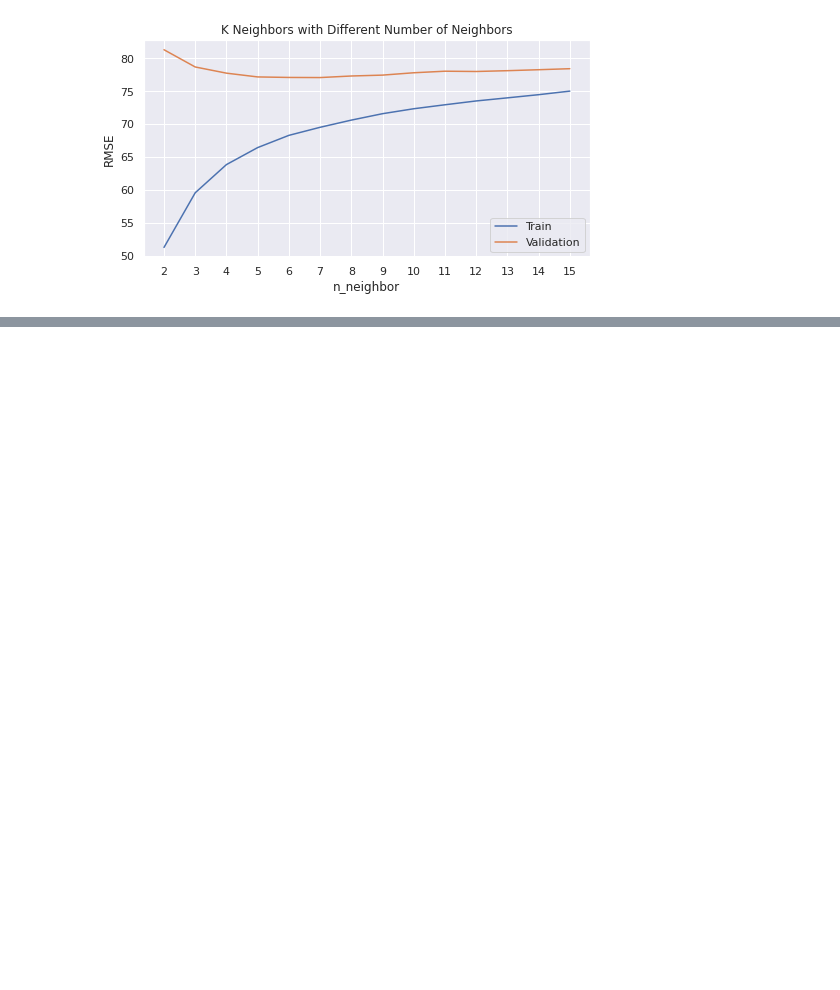
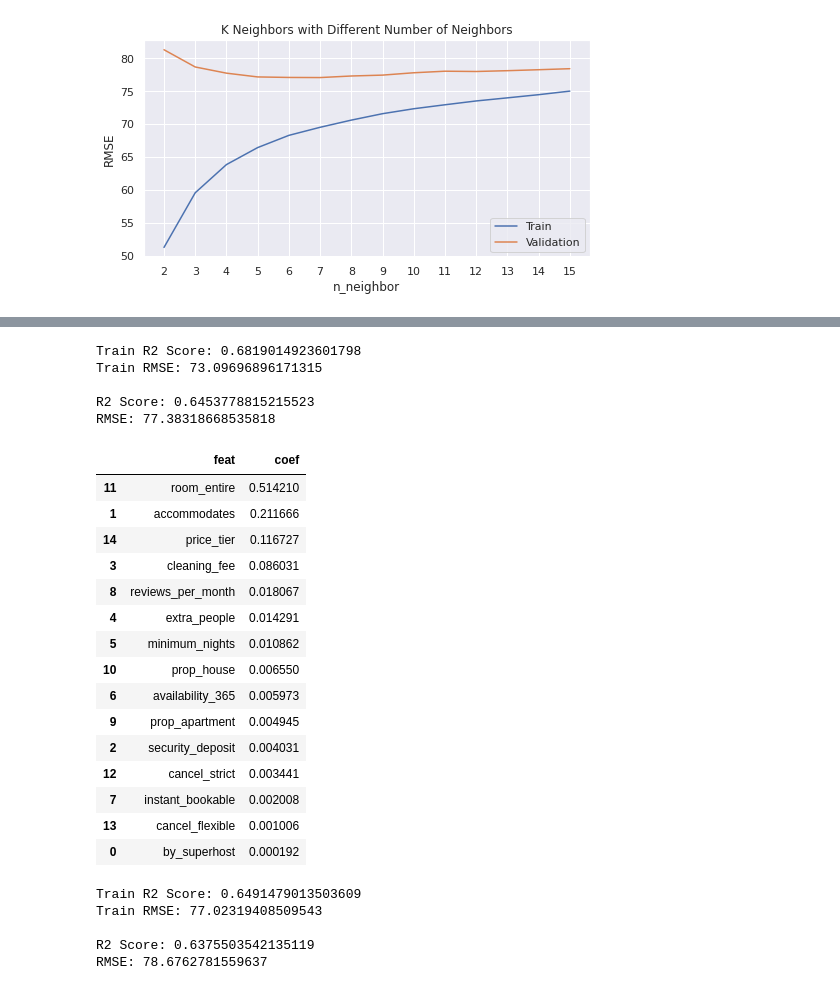
Before and after one commit to tri-bui/airbnb-la-listings, a Jupyter notebook: 3-modeling.ipynb, the cells around one changed output, grey strips where cells are left out. Drawn from its saved outputs; the diff is of its cells as text; code cells hidden in the pictures; blank space fills up the shorter version.

Commit message:
Finish modeling

```diff
--- a/3-modeling.ipynb
+++ b/3-modeling.ipynb
@@ -724,11 +703,0 @@ Val RMSE: 77.15871281278275
-# %%
-# Repeat with feature subset 2
-kn = KNeighborsRegressor(n_jobs=8)
-kn.fit(X_train_scaled[feats2], y_train)
-pred_val_kn, pred_train_kn = utils.make_pred(model=kn, df_test=X_val_scaled[feats2], df_train=X_train_scaled[feats2])
-rmse_val_kn, rmse_train_kn = utils.score_rmse(true_test=y_val, pred_test=pred_val_kn, true_train=y_train, pred_train=pred_train_kn)
-
-print('Train R2 Score:', kn.score(X_train_scaled[feats2], y_train))
-print('Val R2 Score:', kn.score(X_val_scaled[feats2], y_val))
-print('Train RMSE:', rmse_train_kn)
-print('Val RMSE:', rmse_val_kn)
@@ -739,0 +704,5 @@ Val RMSE: 78.54206783113614
+# %%
+# Repeat with feature subset 2
+kn2 = KNeighborsRegressor(n_jobs=8)
+kn2.fit(X_train_scaled[feats2], y_train)
+utils.score_model(model=kn2, xtest=X_val_scaled[feats2], ytest=y_val, xtrain=X_train_scaled[feats2], ytrain=y_train);
@@ -755,0 +723,16 @@ Val RMSE: 78.54206783113614
+# %%
+# Model
+dt = DecisionTreeRegressor(random_state=0)
+
+# Parameter grid
+grid = {'max_depth': [4, 8, 16, 32],
+        'min_samples_split': range(4, 20, 4),
+        'min_samples_leaf': range(2, 10, 2)}
+
+# Grid search
+dt_search = GridSearchCV(dt, grid, cv=4, scoring='r2', n_jobs=4, verbose=2)
+dt_search.fit(X_train_scaled, y_train)
+
+# Best estimator
+print(dt_search.best_score_)
+print(dt_search.best_params_)
@@ -755,0 +746,40 @@ Val RMSE: 78.54206783113614
+# %%
+# Best estimator
+dt = dt_search.best_estimator_
+utils.score_model(model=dt, xtest=X_val_scaled, ytest=y_val, xtrain=X_train_scaled, ytrain=y_train);
+# %% [output]
+Train R2 Score: 0.6819014923601798
+Train RMSE: 73.09696896171315
+
+R2 Score: 0.6453778815215523
+RMSE: 77.38318668535818
+# %%
+# Feature importance
+utils.feat_coefs(feats=X_train_scaled.columns, coefs=dt.feature_importances_)
+# %% [output]
+|  | feat | coef |
+| 11 | room_entire | 0.514210 |
+| 1 | accommodates | 0.211666 |
+| 14 | price_tier | 0.116727 |
+| 3 | cleaning_fee | 0.086031 |
+| 8 | reviews_per_month | 0.018067 |
+| 4 | extra_people | 0.014291 |
+| 5 | minimum_nights | 0.010862 |
+| 10 | prop_house | 0.006550 |
+| 6 | availability_365 | 0.005973 |
+| 9 | prop_apartment | 0.004945 |
+| 2 | security_deposit | 0.004031 |
+| 12 | cancel_strict | 0.003441 |
+| 7 | instant_bookable | 0.002008 |
+| 13 | cancel_flexible | 0.001006 |
+| 0 | by_superhost | 0.000192 |
+# %%
+# Repeat with only the top 4 features
+dt.fit(X_train_scaled[feats3 + ['cleaning_fee']], y_train)
+utils.score_model(model=dt, xtest=X_val_scaled[feats3 + ['cleaning_fee']], ytest=y_val, xtrain=X_train_scaled[feats3 + ['cleaning_fee']], ytrain=y_train);
+# %% [output]
+Train R2 Score: 0.6491479013503609
+Train RMSE: 77.02319408509543
+
+R2 Score: 0.6375503542135119
+RMSE: 78.6762781559637
```
Also changed, not shown: parts of 23 cells of this notebook, 1 other file.
